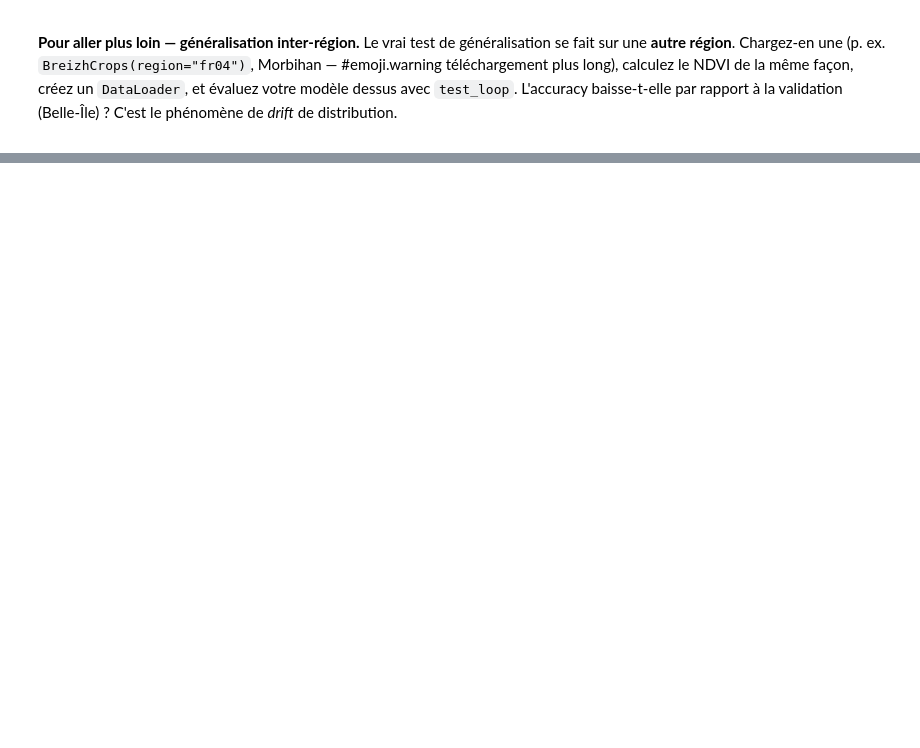
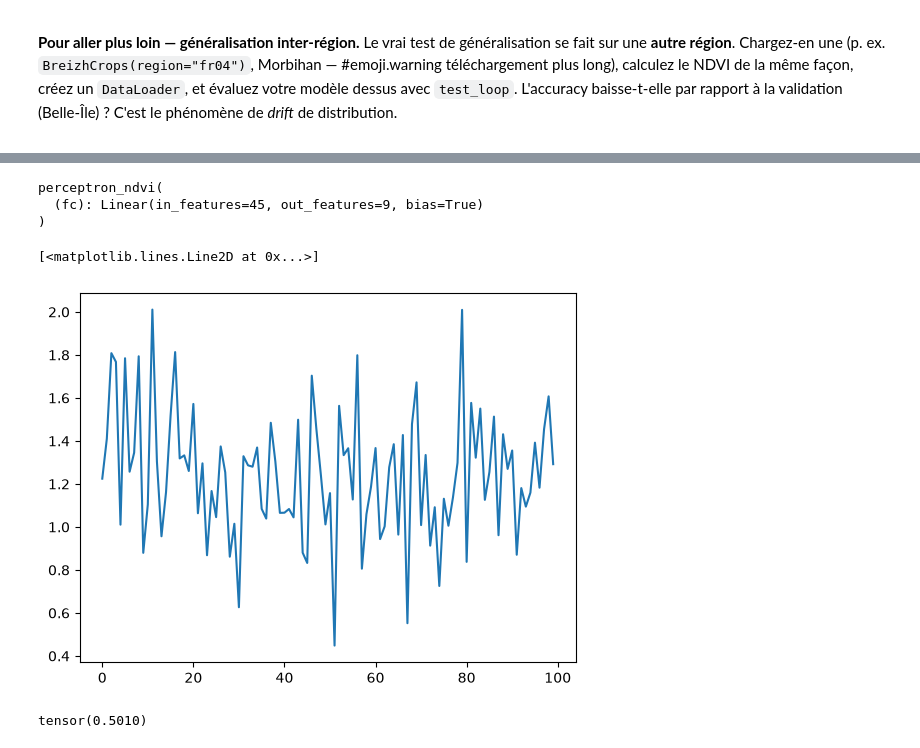
Before and after one commit to Charles-Tricand/espace-de-travail, a Jupyter notebook: TD6.ipynb, the cells around one changed output, grey strips where cells are left out. Drawn from its saved outputs; the diff is of its cells as text; code cells hidden in the pictures; blank space fills up the shorter version.

```diff
--- a/TD6.ipynb
+++ b/TD6.ipynb
@@ -496,3 +527,5 @@ Finalement, cette fonction ``softmax`` est une extension de la fonction sigmoïd
 **Pour aller plus loin — généralisation inter-région.** Le vrai test de généralisation se fait sur une **autre région**. Chargez-en une (p. ex. `BreizhCrops(region="fr04")`, Morbihan — #emoji.warning téléchargement plus long), calculez le NDVI de la même façon, créez un `DataLoader`, et évaluez votre modèle dessus avec `test_loop`. L'accuracy baisse-t-elle par rapport à la validation (Belle-Île) ? C'est le phénomène de *drift* de distribution.
 
 </div>
+# %%
+dataset = BreizhCrops(region="frh04", preload_ram=True)
@@ -498,0 +559,5 @@ Finalement, cette fonction ``softmax`` est une extension de la fonction sigmoïd
+# %%
+X = torch.stack([dataset[i][0] for i in range(len(dataset))]) #on récupère les X de chaque observation que l'on concatène dans un tenseur
+y = torch.tensor(np.array([dataset[i][1] for i in range(len(dataset))])) #idem pour les Y de chaque observation
+print(X.shape) #1049 observations, 45 moments, 13 canaux
+ndvi = (X[:,:,10] - X[:,:,6]) / (X[:,:,10] + X[:,:,6] + 1e-8) #formule du NDVI (+ une petite constante pour éviter la division par 0)
@@ -498,0 +566,4 @@ Finalement, cette fonction ``softmax`` est une extension de la fonction sigmoïd
+# %%
+X_all = TSDataset(ndvi, y)
+print(f"Taille des données contenues dans X_all : {X_all.ts.size()}")
+print(f"Les 20 premiers labels sont : {X_all.labels[:20]}")
@@ -498,0 +597,43 @@ Finalement, cette fonction ``softmax`` est une extension de la fonction sigmoïd
+# %%
+# On découpe en effectifs (nombres entiers) plutôt qu'en proportions [0.7, 0.3] :
+# le passage de fractions à random_split dépend de la version de torch (comportement
+# non garanti sur les versions plus anciennes). Les effectifs, eux, marchent partout.
+n_total = len(X_all)
+n_train = int(0.7 * n_total)
+n_valid = n_total - n_train
+g = torch.Generator().manual_seed(2024)   # découpage reproductible
+train_dataset, valid_dataset = torch.utils.data.random_split(X_all, [n_train, n_valid], generator=g)
+
+train_dataloader = DataLoader(train_dataset, batch_size=64, shuffle=True)
+valid_dataloader = DataLoader(valid_dataset, batch_size=64, shuffle=True)
+# %%
+if 'model' in locals():
+    del model
+
+model = perceptron_ndvi(input_size = 45, output_size = 9)
+print(model)
+
+loss = nn.CrossEntropyLoss()
+optimizer = torch.optim.SGD(model.parameters(), lr=0.01)
+
+loss_list = []
+for _ in range(100):
+    loss_list.append(train_loop(train_dataloader, model, loss, optimizer, log = False))
+plt.plot(loss_list)
+# %% [output]
+perceptron_ndvi(
+  (fc): Linear(in_features=45, out_features=9, bias=True)
+)
+[<matplotlib.lines.Line2D at 0x...>]
+[figure, added]
+# %%
+# on récupère les séries/labels du SOUS-ENSEMBLE d'apprentissage (pas tout le dataset !)
+ts_train = train_dataset.dataset.ts[train_dataset.indices] #on récupère les données de test
+lab_train = train_dataset.dataset.labels[train_dataset.indices] # on récupère les données d'entrainement
+y_pred = model(ts_train)
+proba = torch.softmax(y_pred, dim=1) #on rentre les résultats dans l'intervalle [0;1] pour avoir des probabilités
+y_hat = torch.argmax(proba, dim=1) # on identifie l'indice de la plus grande proba pour chaque input
+accuracy = (y_hat == lab_train).float().mean() # comparaison entre la prédiction et les véritables labels
+print(accuracy)
+# %% [output]
+tensor(0.5010)
```
Also changed, not shown: parts of 19 cells of this notebook, 4 other files.
